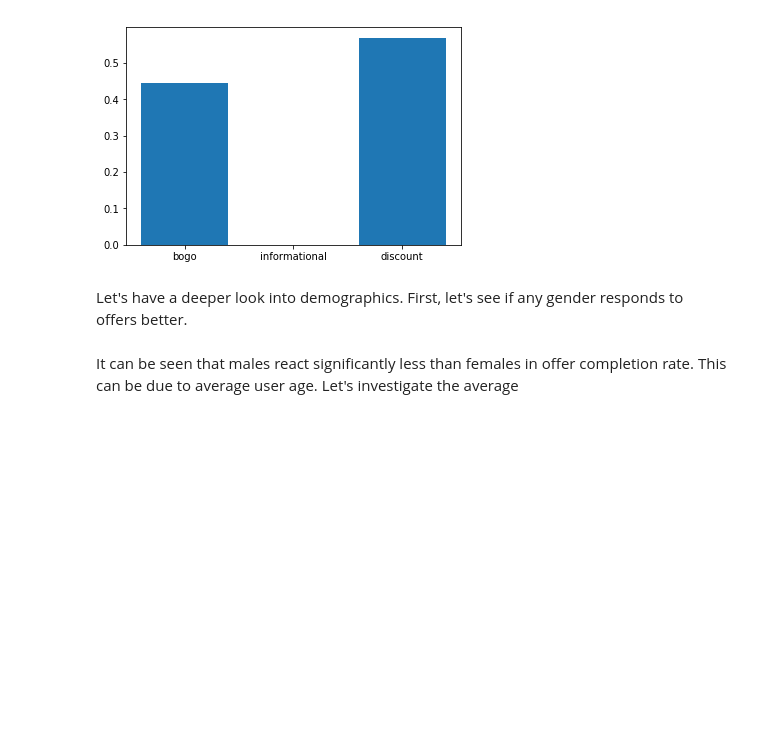
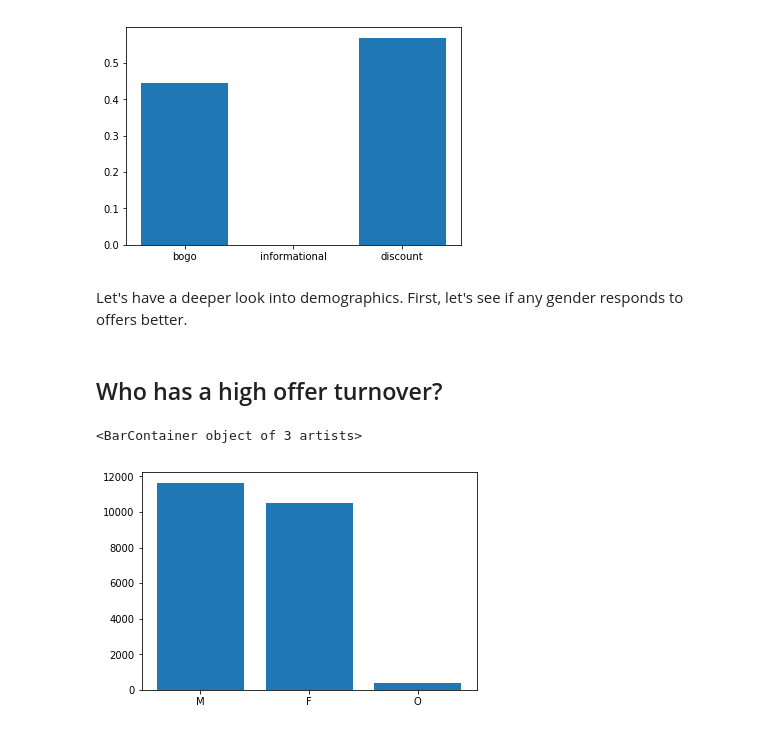
Before and after one commit to onurkapucu/Starbucks_Capstone, a Jupyter notebook: Starbucks_Capstone_notebook.ipynb, the cells around one changed output. Saved outputs shown, nothing was run; the diff lists cells and outputs as text; code cells hidden in the pictures; blank space fills up the shorter version.

Commit message:
Gender Analysis

```diff
--- a/Starbucks_Capstone_notebook.ipynb
+++ b/Starbucks_Capstone_notebook.ipynb
@@ -543,8 +543,10 @@ plt.bar(portfolio_counts['offer_type'],portfolio_counts['receive_intentional_com
 [figure]
 # %% [markdown]
 Let's have a deeper look into demographics. First, let's see if any gender responds to offers better.
+# %% [markdown]
+## Who has a high offer turnover?
 # %%
 #intentional_completes_df['gender'].value_counts()/transcript_received['gender'].value_counts()
-intentional_completes_df.merge(profile_clean,on=['user_id'], how='left')['user_gender'].hist()
+intentional_completes_df = intentional_completes_df.merge(
+    profile_clean,on=['user_id'],how='left').merge(
+    portfolio_clean,on=['offer_id'],how='left')
-# %% [markdown]
-It can be seen that males react significantly less than females in offer completion rate. This can be due to average user age. Let's investigate the average
@@ -552,0 +553,6 @@ transcript_df[transcript_df['event']=='offer completed'].shape
+# %%
+plt.bar(intentional_completes_df['user_gender'].value_counts().keys(),
+        intentional_completes_df['user_gender'].value_counts().values)
+# %% [output]
+<BarContainer object of 3 artists>
+[figure, added]
```
Also changed, not shown: parts of 7 cells of this notebook.
